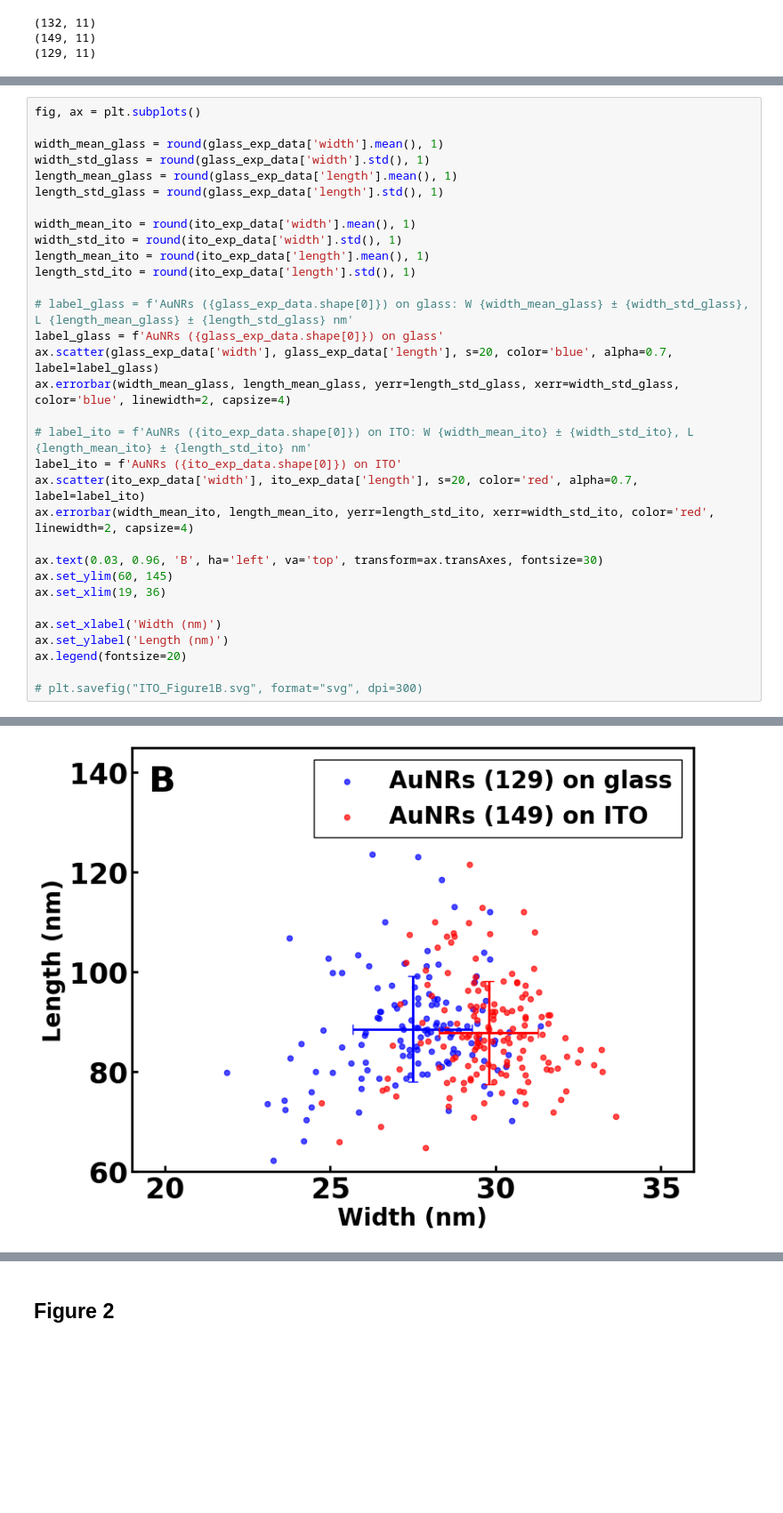
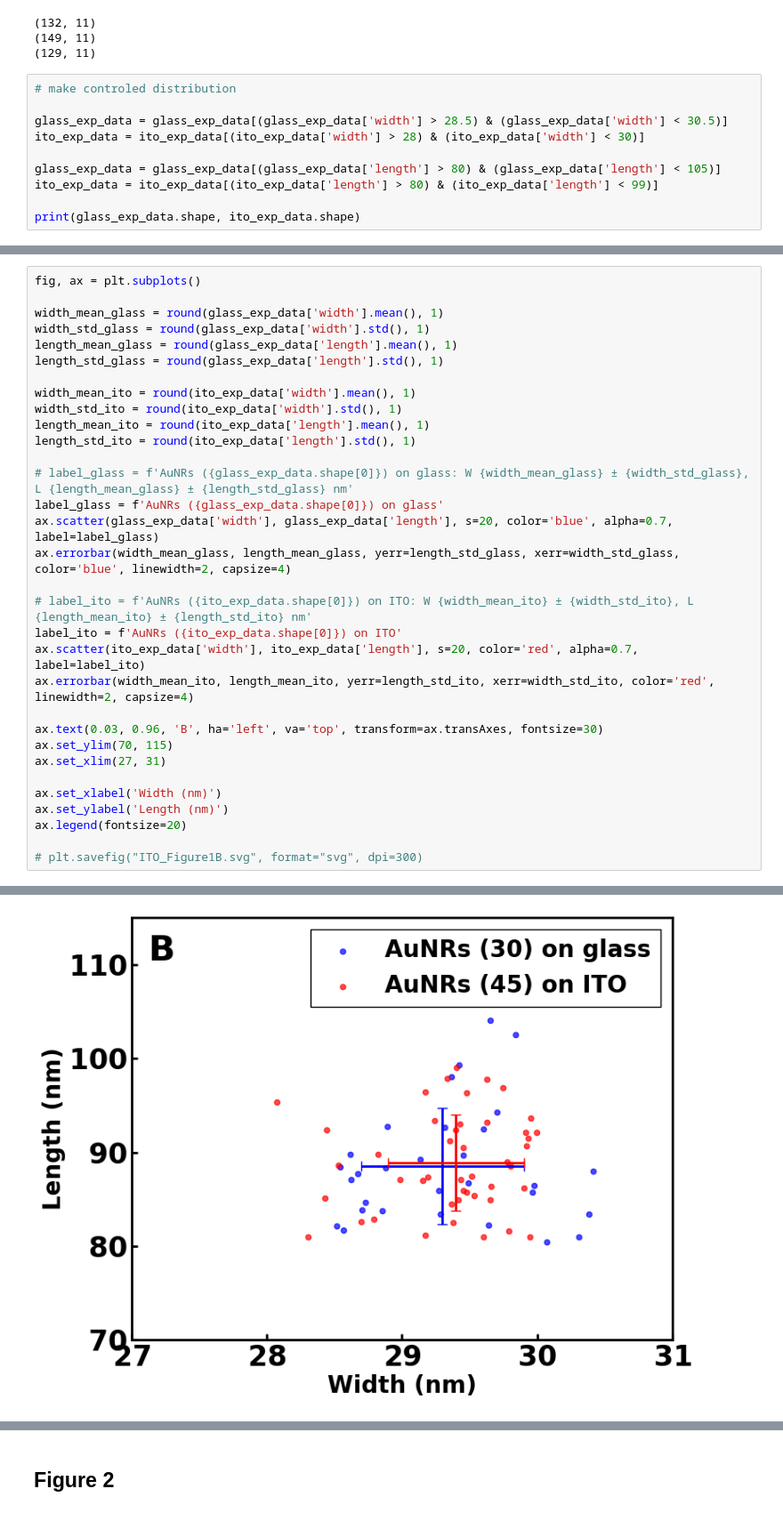
Before and after one commit to SWAN88/AuNR_DA, a Jupyter notebook: 051324_AuNR_DA_figures.ipynb, the cells around one changed output, grey strips where cells are left out. Shown at 89% size. Saved outputs shown, nothing was run; the diff lists cells and outputs as text; blank space fills up the shorter version.

```diff
--- a/051324_AuNR_DA_figures.ipynb
+++ b/051324_AuNR_DA_figures.ipynb
@@ -157,3 +213,13 @@ print(glass_exp_data.shape)
 (132, 11)
 (149, 11)
 (129, 11)
+# %%
+# make controled distribution
+
+glass_exp_data = glass_exp_data[(glass_exp_data['width'] > 28.5) & (glass_exp_data['width'] < 30.5)]
+ito_exp_data = ito_exp_data[(ito_exp_data['width'] > 28) & (ito_exp_data['width'] < 30)]
+
+glass_exp_data = glass_exp_data[(glass_exp_data['length'] > 80) & (glass_exp_data['length'] < 105)]
+ito_exp_data = ito_exp_data[(ito_exp_data['length'] > 80) & (ito_exp_data['length'] < 99)]
+
+print(glass_exp_data.shape, ito_exp_data.shape)
@@ -162,33 +230,33 @@ fig, ax = plt.subplots()
 
 width_mean_glass = round(glass_exp_data['width'].mean(), 1)
 width_std_glass = round(glass_exp_data['width'].std(), 1)
 length_mean_glass = round(glass_exp_data['length'].mean(), 1)
 length_std_glass = round(glass_exp_data['length'].std(), 1)
 
 width_mean_ito = round(ito_exp_data['width'].mean(), 1)
 width_std_ito = round(ito_exp_data['width'].std(), 1)
 length_mean_ito = round(ito_exp_data['length'].mean(), 1)
 length_std_ito = round(ito_exp_data['length'].std(), 1)
 
 # label_glass = f'AuNRs ({glass_exp_data.shape[0]}) on glass: W {width_mean_glass} ± {width_std_glass}, L {length_mean_glass} ± {length_std_glass} nm'
 label_glass = f'AuNRs ({glass_exp_data.shape[0]}) on glass'
 ax.scatter(glass_exp_data['width'], glass_exp_data['length'], s=20, color='blue', alpha=0.7, label=label_glass)
 ax.errorbar(width_mean_glass, length_mean_glass, yerr=length_std_glass, xerr=width_std_glass, color='blue', linewidth=2, capsize=4)
 
 # label_ito = f'AuNRs ({ito_exp_data.shape[0]}) on ITO: W {width_mean_ito} ± {width_std_ito}, L {length_mean_ito} ± {length_std_ito} nm'
 label_ito = f'AuNRs ({ito_exp_data.shape[0]}) on ITO'
 ax.scatter(ito_exp_data['width'], ito_exp_data['length'], s=20, color='red', alpha=0.7, label=label_ito)
 ax.errorbar(width_mean_ito, length_mean_ito, yerr=length_std_ito, xerr=width_std_ito, color='red', linewidth=2, capsize=4)
 
 ax.text(0.03, 0.96, 'B', ha='left', va='top', transform=ax.transAxes, fontsize=30)
-ax.set_ylim(60, 145)
-ax.set_xlim(19, 36)
+ax.set_ylim(70, 115)
+ax.set_xlim(27, 31)
 
 ax.set_xlabel('Width (nm)')
 ax.set_ylabel('Length (nm)')
 ax.legend(fontsize=20)
 
 # plt.savefig("ITO_Figure1B.svg", format="svg", dpi=300)
 # %% [output]
 <matplotlib.legend.Legend at 0x...>
-[figure, old version]
+[figure, new version]
```
Also changed, not shown: parts of 9 cells of this notebook.
